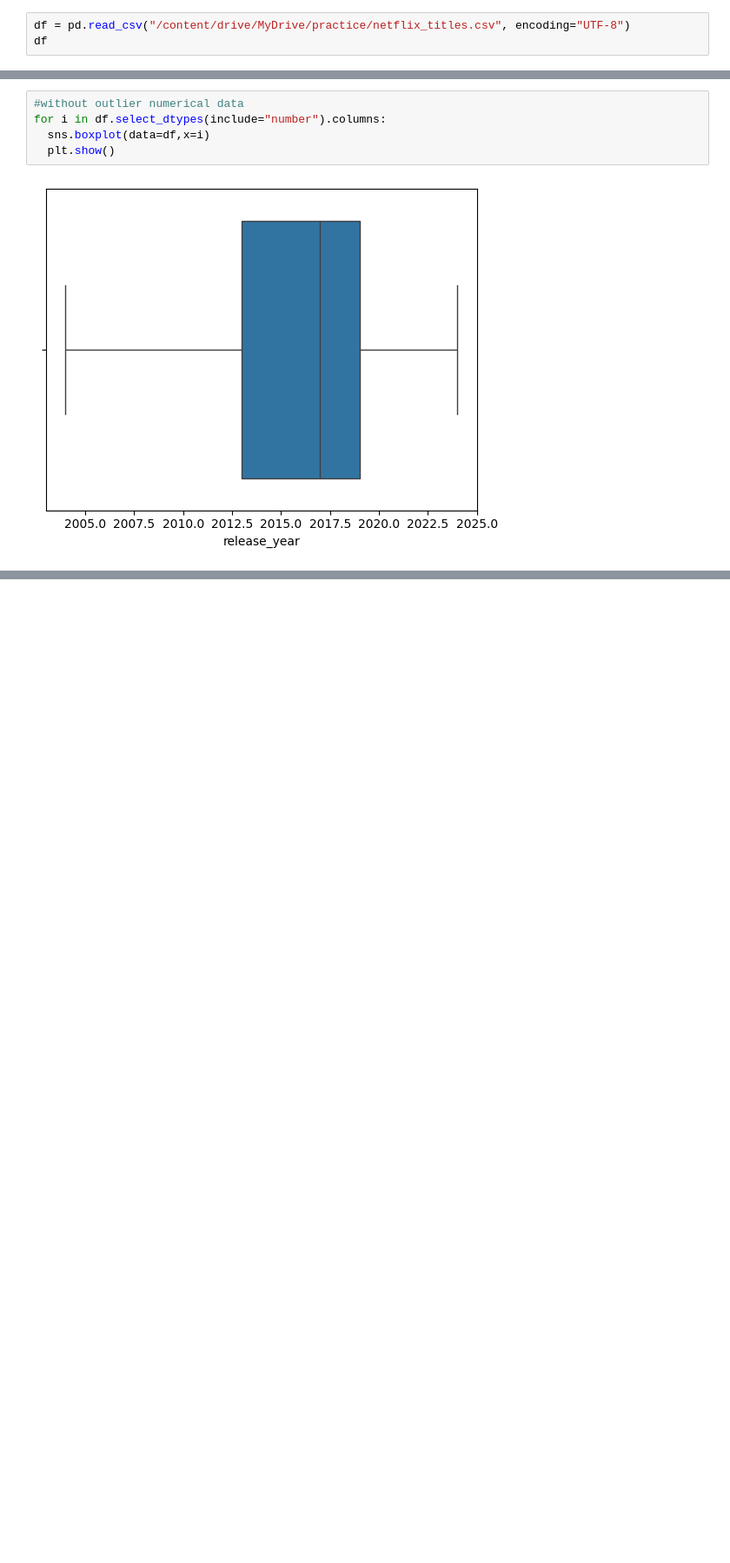
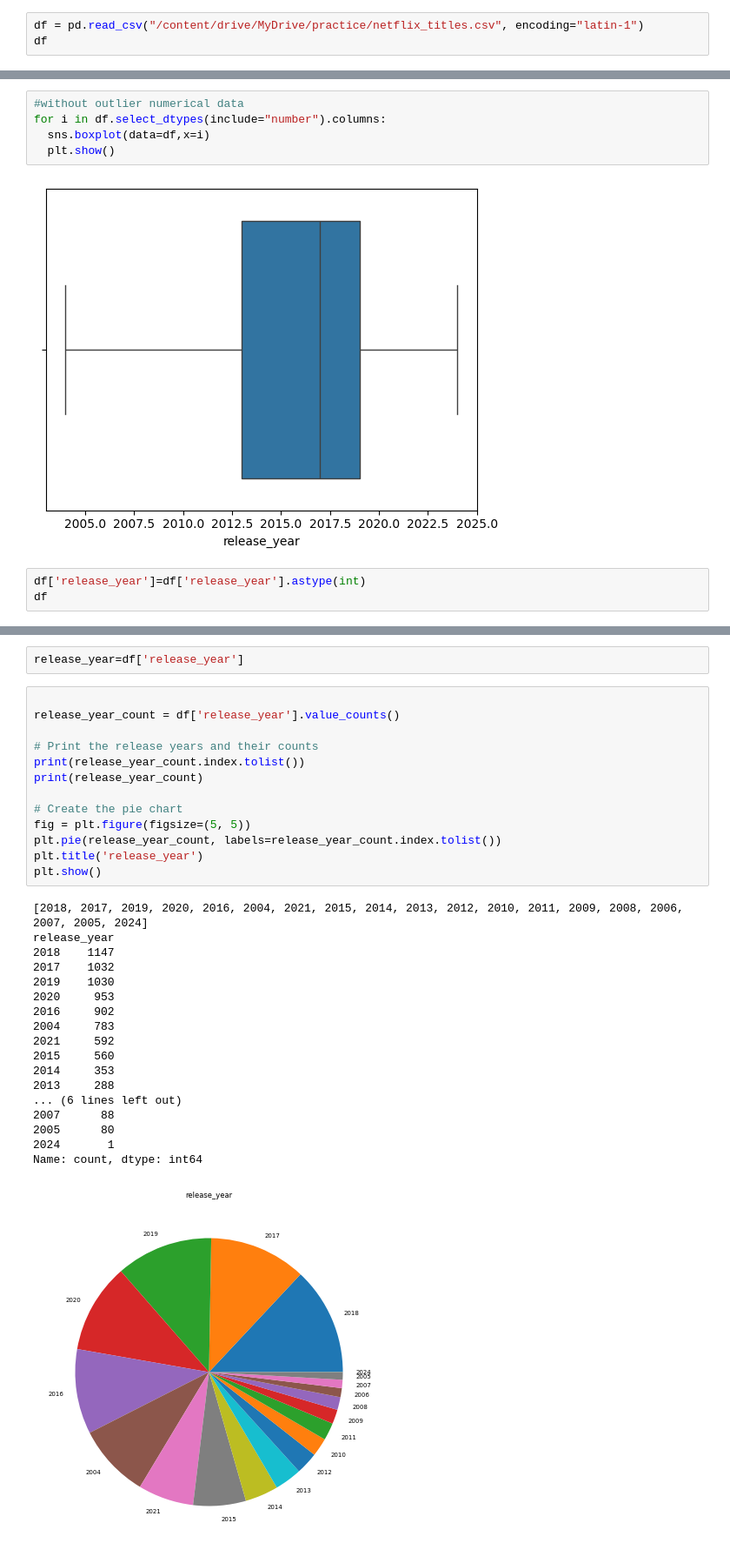
Before and after one commit to Margi57/AI_ML_Training, a Jupyter notebook: pre_processing.ipynb, the cells around one changed output, grey strips where cells are left out. Shown: that part at 87% size. Cells and saved outputs as stored; diff of their text form; blank space fills up the shorter version.

```diff
--- a/pre_processing.ipynb
+++ b/pre_processing.ipynb
@@ -9,6 +9,6 @@ Drive already mounted at /content/drive; to attempt to forcibly remount, call dr
 import numpy as np
 import pandas as pd
 # %%
-df = pd.read_csv("/content/drive/MyDrive/practice/netflix_titles.csv", encoding="UTF-8")
+df = pd.read_csv("/content/drive/MyDrive/practice/netflix_titles.csv", encoding="latin-1")
 df
 # %% [output]
@@ -285,3 +266,6 @@ for i in df.select_dtypes(include="number").columns:
   plt.show()
 # %% [output]
 [figure]
+# %%
+df['release_year']=df['release_year'].astype(int)
+df
@@ -287,0 +286,34 @@ for i in df.select_dtypes(include="number").columns:
+# %%
+release_year=df['release_year']
+# %%
+
+release_year_count = df['release_year'].value_counts()
+
+# Print the release years and their counts
+print(release_year_count.index.tolist())
+print(release_year_count)
+
+# Create the pie chart
+fig = plt.figure(figsize=(5, 5))
+plt.pie(release_year_count, labels=release_year_count.index.tolist())
+plt.title('release_year')
+plt.show()
+# %% [output]
+[2018, 2017, 2019, 2020, 2016, 2004, 2021, 2015, 2014, 2013, 2012, 2010, 2011, 2009, 2008, 2006, 2007, 2005, 2024]
+release_year
+2018    1147
+2017    1032
+2019    1030
+2020     953
+2016     902
+2004     783
+2021     592
+2015     560
+2014     353
+2013     288
+... (6 lines left out)
+2007      88
+2005      80
+2024       1
+Name: count, dtype: int64
+[figure, added]
```
Also changed, not shown: parts of 22 cells of this notebook, 4 other files.
